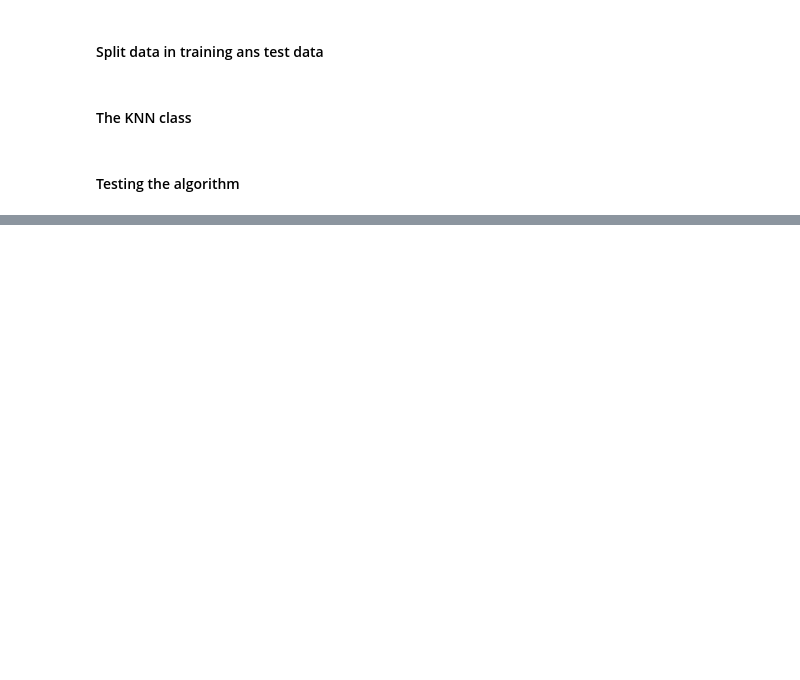
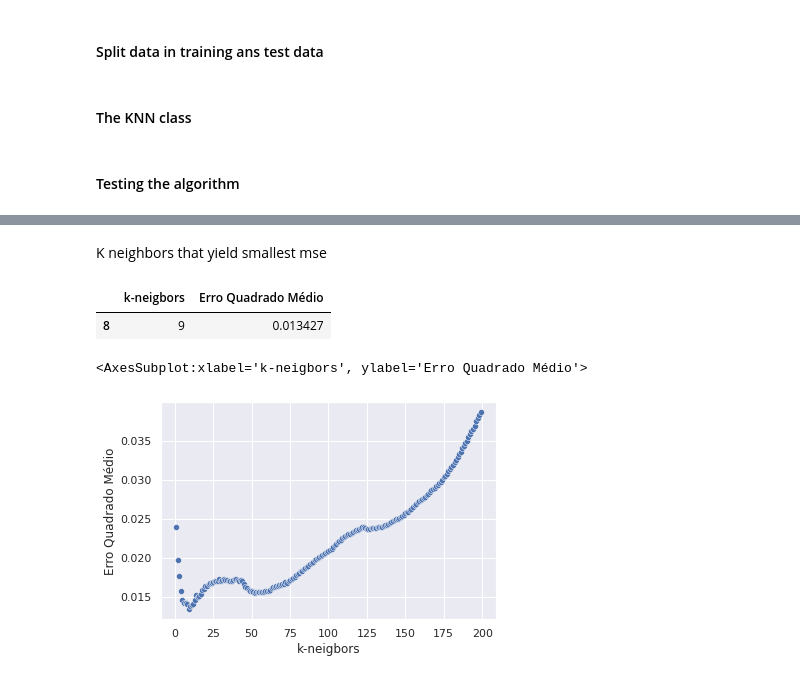
Before and after one commit to gus-phys/AI2-resources, a Jupyter notebook: 06-introducao-ml/aula2/KNN-Regressor/KNN-Regressor.ipynb, the cells around one changed output, grey strips where cells are left out. Saved outputs shown, nothing was run; the diff lists cells and outputs as text; code cells hidden in the pictures; blank space fills up the shorter version.

```diff
--- a/06-introducao-ml/aula2/KNN-Regressor/KNN-Regressor.ipynb
+++ b/06-introducao-ml/aula2/KNN-Regressor/KNN-Regressor.ipynb
@@ -220,14 +275,15 @@ Index(['Data', 'Temperatura Media (C)', 'Temperatura Minima (C)',
 data_cols = ['Temperatura Media (C)',
              'Temperatura Minima (C)',
              'Temperatura Maxima (C)',
-             'Precipitacao (mm)']
+             'Precipitacao (mm)',
+             'Final de Semana']
 # %%
 X = df[data_cols].values
 y = list(df['Consumo de cerveja (litros)'])
 # %% [markdown]
 #### Split data in training ans test data
 # %%
-X_train, X_test, y_train, y_test = train_test_split(X, y, random_state = 42, test_size = 0.2)
+X_train, X_test, y_train, y_test = train_test_split(X, y, random_state = 42, test_size = 0.3)
 # %% [markdown]
 #### The KNN class
 # %%
@@ -266,9 +322,14 @@ class KNN:
         n = len(X_test)
         for i in range(n):
             sum_square += (y_test[i] - predictions[i])**2
-        print(sum_square)
         mean_square = sum_square/n
         return mean_square
+
+    def df_comp(self):
+        comp = pd.DataFrame()
+        comp['Previsão'] = prediction
+        comp['Observado'] = y_test
+        return comp
 # %% [markdown]
 #### Testing the algorithm
 # %%
@@ -298,0 +357,12 @@ beer.mse(X_test, y_test)
+# %%
+df_ks = pd.DataFrame()
+mse_ks = []
+ks = []
+n_k = 200
+for k in range(1, n_k):
+    beer = KNN(k)
+    mse_k = beer.mse(X_test, y_test)
+    mse_ks.append(mse_k)
+    ks.append(k)
+df_ks['k-neigbors'] = ks
+df_ks['MSE'] = mse_ks
@@ -298,0 +381,16 @@ beer.mse(X_test, y_test)
+# %% [markdown]
+K neighbors that yield smallest mse
+# %%
+min_mse = df_ks['Erro Quadrado Médio'].min()
+df_ks[df_ks['Erro Quadrado Médio']==min_mse]
+# %% [output]
+|  | k-neigbors | Erro Quadrado Médio |
+| 8 | 9 | 0.013427 |
+# %%
+x_axis = df_ks['k-neigbors']
+y_axis = df_ks['Erro Quadrado Médio']
+
+sns.scatterplot(x=x_axis, y=y_axis)
+# %% [output]
+<AxesSubplot:xlabel='k-neigbors', ylabel='Erro Quadrado Médio'>
+[figure, added]
```
Also changed, not shown: parts of 20 cells of this notebook.
